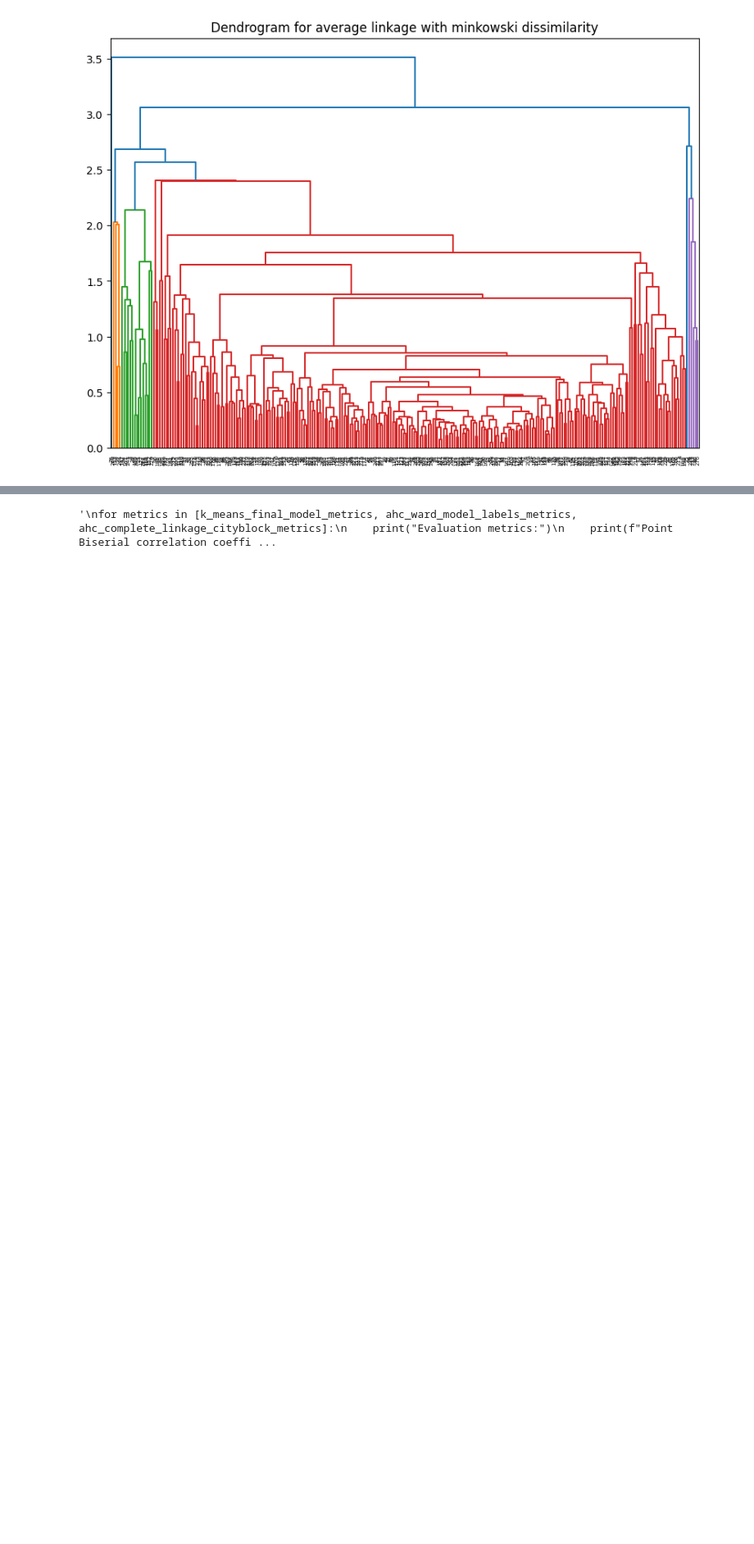
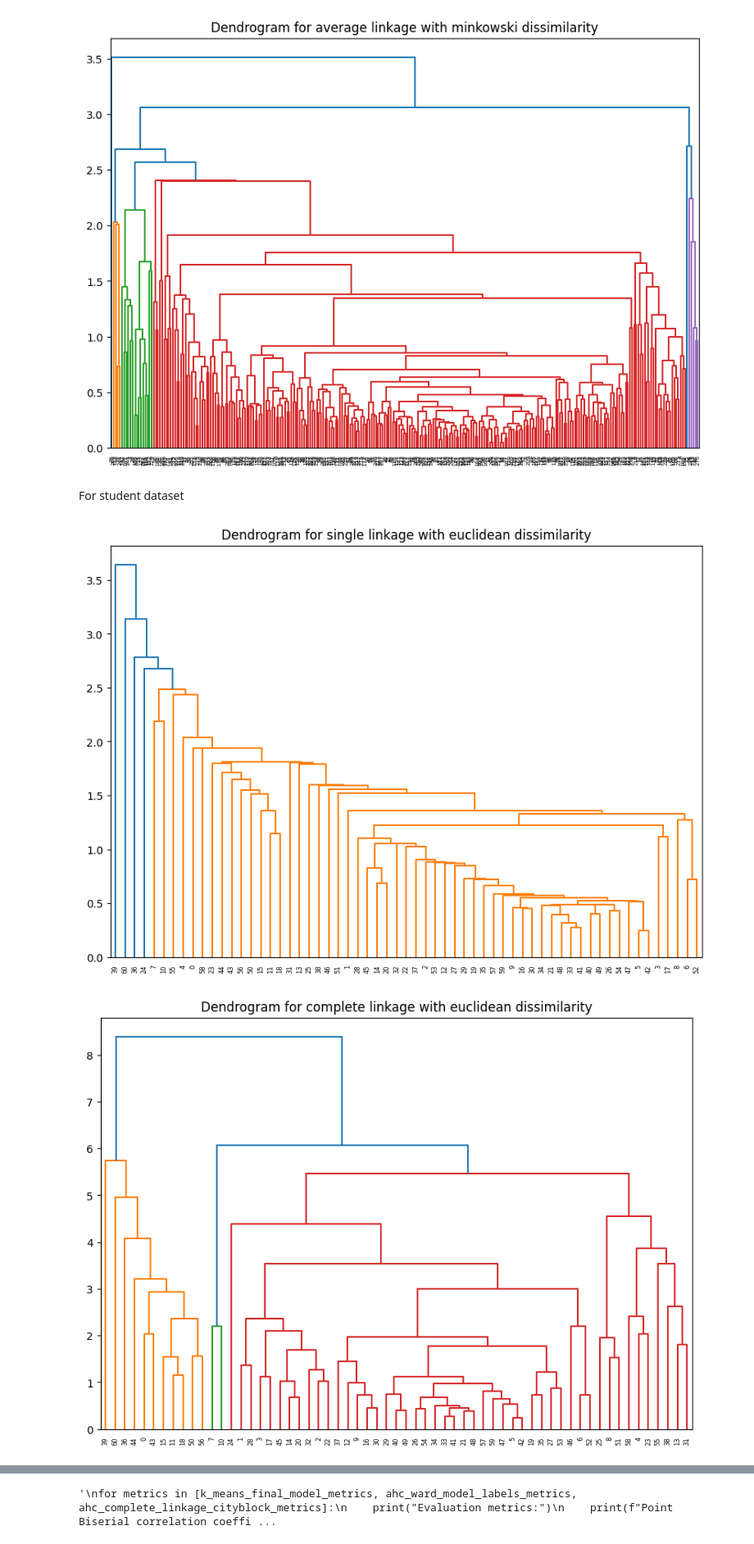
Before and after one commit to LaurieGale10/primmdebug-evaluation-study, a Jupyter notebook: main.ipynb, the cells around one changed output, grey strips where cells are left out. Shown at 82% size. Drawn from its saved outputs; the diff is of its cells as text; code cells hidden in the pictures; blank space fills up the shorter version.

```diff
--- a/main.ipynb
+++ b/main.ipynb
@@ -407,6 +438,12 @@ for k in range(2, K + 1):
     k_means = KMeans(n_clusters=k, random_state=0).fit(non_zero_median_times_per_stage_df)
     average_silhouette_score = metrics.silhouette_score(non_zero_median_times_per_stage_df, k_means.labels_)
     k_means_solutions.loc[i] = [k, k_means.inertia_, average_silhouette_score, "Non-zero median times per stage"]
+    i += 1
+
+for k in range(2, K + 1):
+    k_means = KMeans(n_clusters=k, random_state=0).fit(student_median_times_per_stage_df)
+    average_silhouette_score = metrics.silhouette_score(student_median_times_per_stage_df, k_means.labels_)
+    k_means_solutions.loc[i] = [k, k_means.inertia_, average_silhouette_score, "Student median times per stage"]
     i += 1
 px.line(
     k_means_solutions,
@@ -421,5 +458,5 @@ px.line(
     x = "k",
     y = "Average silhouette width",
     color="DataFrame",
-    title="Elbow plot for k-means clustering"
+    title="Change in ASW for k-means clustering"
 ).show()
@@ -429,6 +466,11 @@ From this we can see that the `non_zero_median_times_per_stage` DataFrame consis
 # %%
-for init in ["k-means++", "random"]:
-    for n_init in [1, 50, 100]:
-        k_means = KMeans(n_clusters=4, init=init, n_init=n_init, random_state=0).fit(non_zero_median_times_per_stage_df)
-        print(f"{init}, {n_init}: {k_means.inertia_}")
+for k in range (3, 5):
+    for init in ["k-means++", "random"]:
+        for n_init in [1, 50, 100]:
+            k_means = KMeans(n_clusters=k, init=init, n_init=n_init, random_state=0).fit(non_zero_median_times_per_stage_df) #random_state=0 ensures reproducibility but inflates the value of TWCSS; is this good>
+            print(f"Exercise attempts: k={k}: {init}, {n_init}: {k_means.inertia_}")
+
+            k_means = KMeans(n_clusters=k, init=init, n_init=n_init, random_state=0).fit(student_median_times_per_stage_df) #random_state=0 ensures reproducibility but inflates the value of TWCSS; is this good>
+            print(f"Student dataset: k={k}: {init}, {n_init}: {k_means.inertia_}\n")
+    print()
 # %% [output]
@@ -554,3 +666,19 @@ for dissimilarity_measure in ["euclidean", "cityblock", "minkowski"]:
 [figure]
 [figure]
 [figure]
+# %% [markdown]
+For student dataset
+# %%
+linkage_methods: list[str] = ["single","complete", "average", "ward"]
+for dissimilarity_measure in ["euclidean", "cityblock", "minkowski"]:
+    for linkage_method in linkage_methods:
+        if (linkage_method == "ward" and dissimilarity_measure != "euclidean"):
+            continue  # Ward only works with Euclidean distance
+        plt.figure(figsize=(10, 7))
+        linkage_model = linkage(student_median_times_per_stage_df, method=linkage_method, metric=dissimilarity_measure)
+        plt.title(f"Dendrogram for {linkage_method} linkage with {dissimilarity_measure} dissimilarity")
+        dendrogram(linkage_model)
+        plt.show()
+# %% [output]
+[figure, added]
+[figure, added]
```
Also changed, not shown: parts of 61 cells of this notebook.
